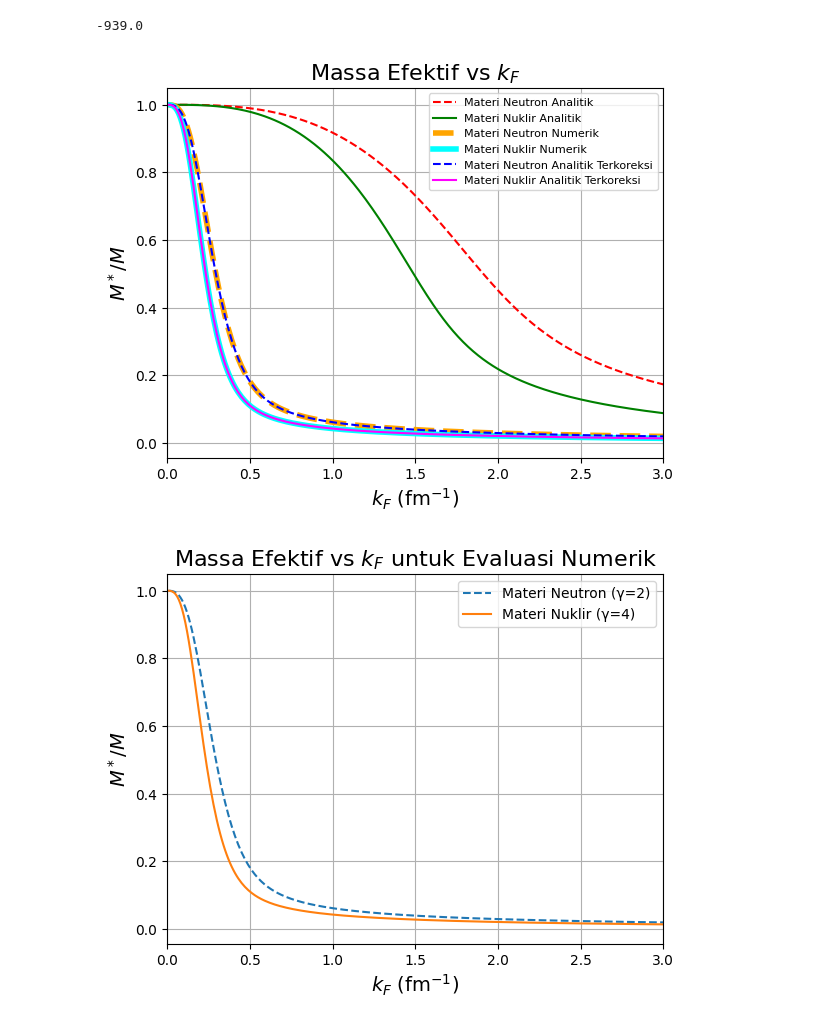
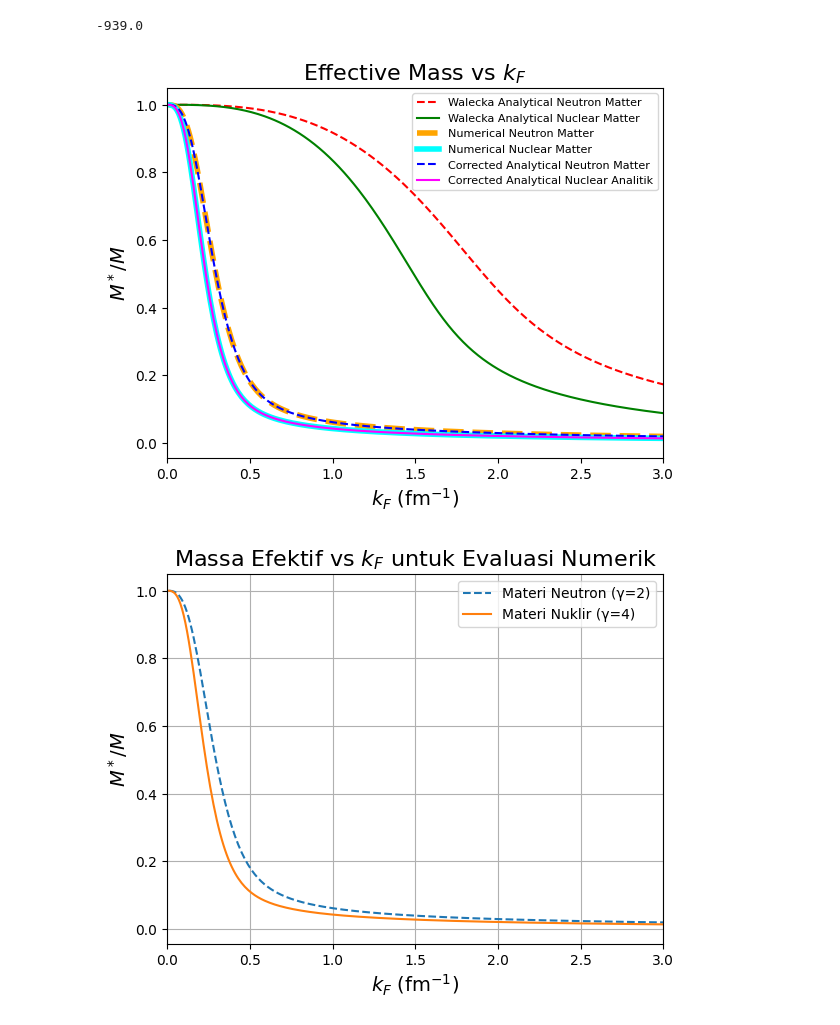
Before and after one commit to ghitha-rahiemy/Modified-Numerical-QHD-effective-mass, a Jupyter notebook: Modified_QHD_I_Numerical_Integration_english.ipynb, the cells around one changed output. Cells and saved outputs as stored; diff of their text form; code cells hidden in the pictures.

```diff
--- a/Modified_QHD_I_Numerical_Integration_english.ipynb
+++ b/Modified_QHD_I_Numerical_Integration_english.ipynb
@@ -323,22 +321,21 @@ print(f(x, kf, gamma))
 # %%
 # Effective mass Plot
 # plt.figure(figsize=(8, 6))
-plt.plot(kf_list, Meff_list_a[0], label='Materi Neutron Analitik', linestyle='--', color='red')
-plt.plot(kf_list, Meff_list_a[1], label='Materi Nuklir Analitik', linestyle='-', color='green')
-plt.plot(kf_list, Meff_list[0], label='Materi Neutron Numerik', linestyle='--', linewidth=4, color='orange')
-plt.plot(kf_list, Meff_list[1], label='Materi Nuklir Numerik', linestyle='-', linewidth=4, color='cyan')
-plt.plot(kf_list, Meff_list_at[0], label='Materi Neutron Analitik Terkoreksi', linestyle='--', color='blue')
-plt.plot(kf_list, Meff_list_at[1], label='Materi Nuklir Analitik Terkoreksi', linestyle='-', color='magenta')
+plt.plot(kf_list, Meff_list_a[0], label='Walecka Analytical Neutron Matter', linestyle='--', color='red')
+plt.plot(kf_list, Meff_list_a[1], label='Walecka Analytical Nuclear Matter', linestyle='-', color='green')
+plt.plot(kf_list, Meff_list[0], label='Numerical Neutron Matter', linestyle='--', linewidth=4, color='orange')
+plt.plot(kf_list, Meff_list[1], label='Numerical Nuclear Matter', linestyle='-', linewidth=4, color='cyan')
+plt.plot(kf_list, Meff_list_at[0], label='Corrected Analytical Neutron Matter', linestyle='--', color='blue')
+plt.plot(kf_list, Meff_list_at[1], label='Corrected Analytical Nuclear Analitik', linestyle='-', color='magenta')
 plt.xlabel(r'$k_F$ (fm$^{-1}$)', fontsize=14)
 plt.ylabel(r'$M^*/M$', fontsize=14)
-plt.title('Massa Efektif vs $k_F$', fontsize=16)
+plt.title('Effective Mass vs $k_F$', fontsize=16)
 plt.xlim(0, 3)
 plt.legend(loc='best')
 plt.legend(fontsize=8)
-plt.grid(True)
 plt.show()
 # %% [output]
-[figure, old version]
+[figure, new version]
 # %%
 # Numerical effective mass
 plt.plot(kf_list, Meff_list[0], label='Materi Neutron (γ=2)', linestyle='--')
```
Also changed, not shown: parts of 8 cells of this notebook.
